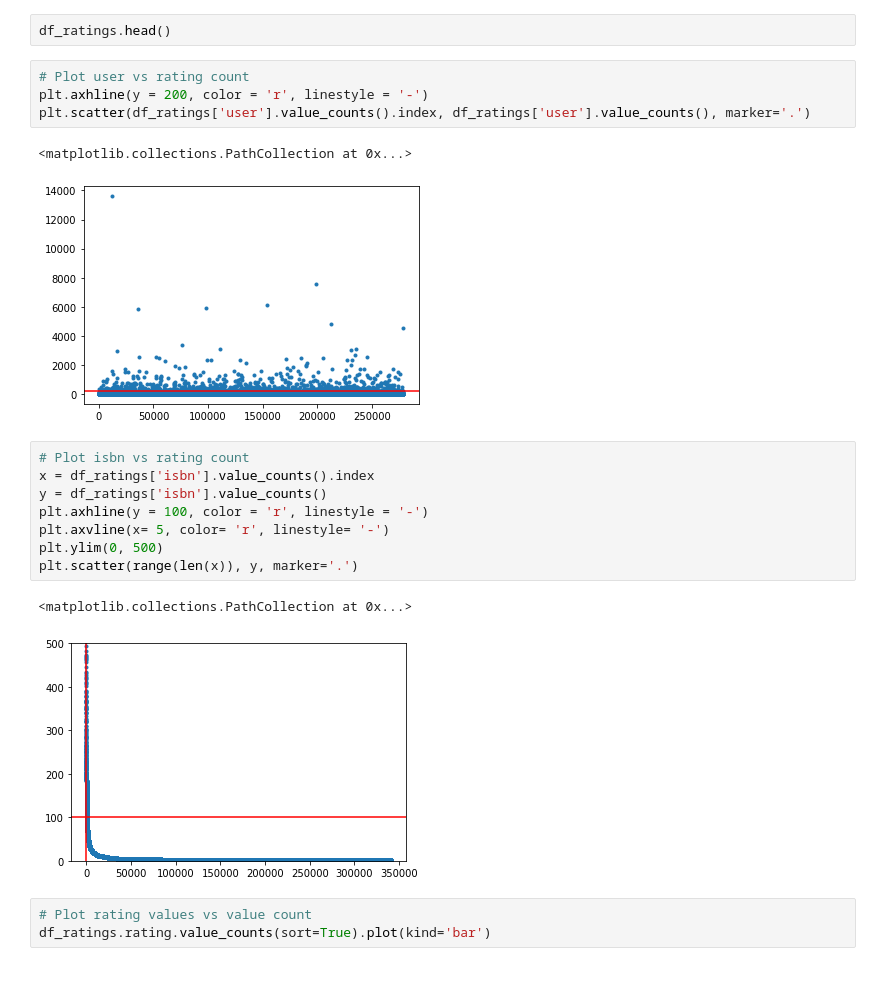
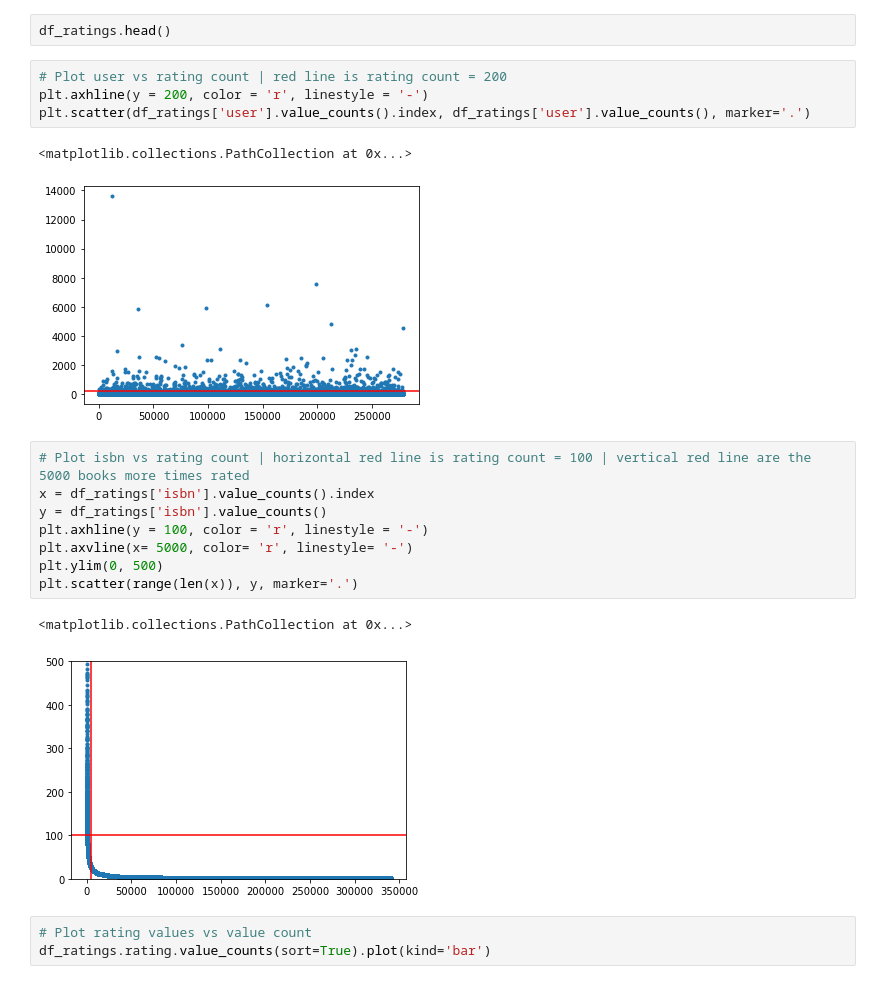
Before and after one commit to petert92/book_recommendation_knn, a Jupyter notebook: fcc_book_recommendation_knn_final.ipynb, the cells around one changed output. Cells and saved outputs as stored; diff of their text form.

```diff
--- a/fcc_book_recommendation_knn_final.ipynb
+++ b/fcc_book_recommendation_knn_final.ipynb
@@ -123,23 +123,23 @@ df_users.head()
 # %%
 df_ratings.head()
 # %%
-# Plot user vs rating count
+# Plot user vs rating count | red line is rating count = 200
 plt.axhline(y = 200, color = 'r', linestyle = '-')
 plt.scatter(df_ratings['user'].value_counts().index, df_ratings['user'].value_counts(), marker='.')
 # %% [output]
 <matplotlib.collections.PathCollection at 0x...>
 [figure]
 # %%
-# Plot isbn vs rating count
+# Plot isbn vs rating count | horizontal red line is rating count = 100 | vertical red line are the 5000 books more times rated
 x = df_ratings['isbn'].value_counts().index
 y = df_ratings['isbn'].value_counts()
 plt.axhline(y = 100, color = 'r', linestyle = '-')
-plt.axvline(x= 5, color= 'r', linestyle= '-')
+plt.axvline(x= 5000, color= 'r', linestyle= '-')
 plt.ylim(0, 500)
 plt.scatter(range(len(x)), y, marker='.')
 # %% [output]
 <matplotlib.collections.PathCollection at 0x...>
-[figure, old version]
+[figure, new version]
 # %%
 # Plot rating values vs value count
 df_ratings.rating.value_counts(sort=True).plot(kind='bar')
```
Also changed, not shown: parts of 13 cells of this notebook.
